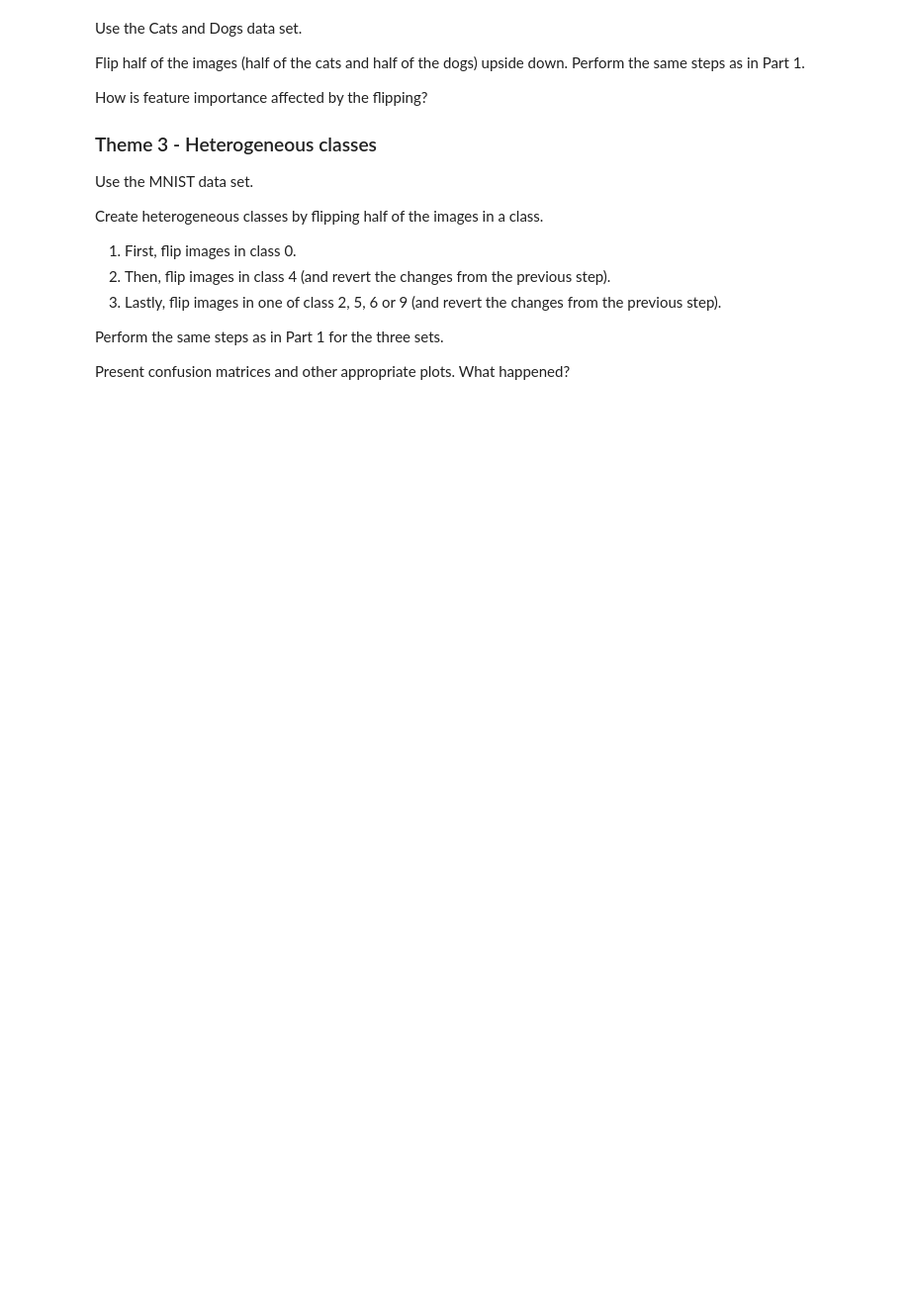
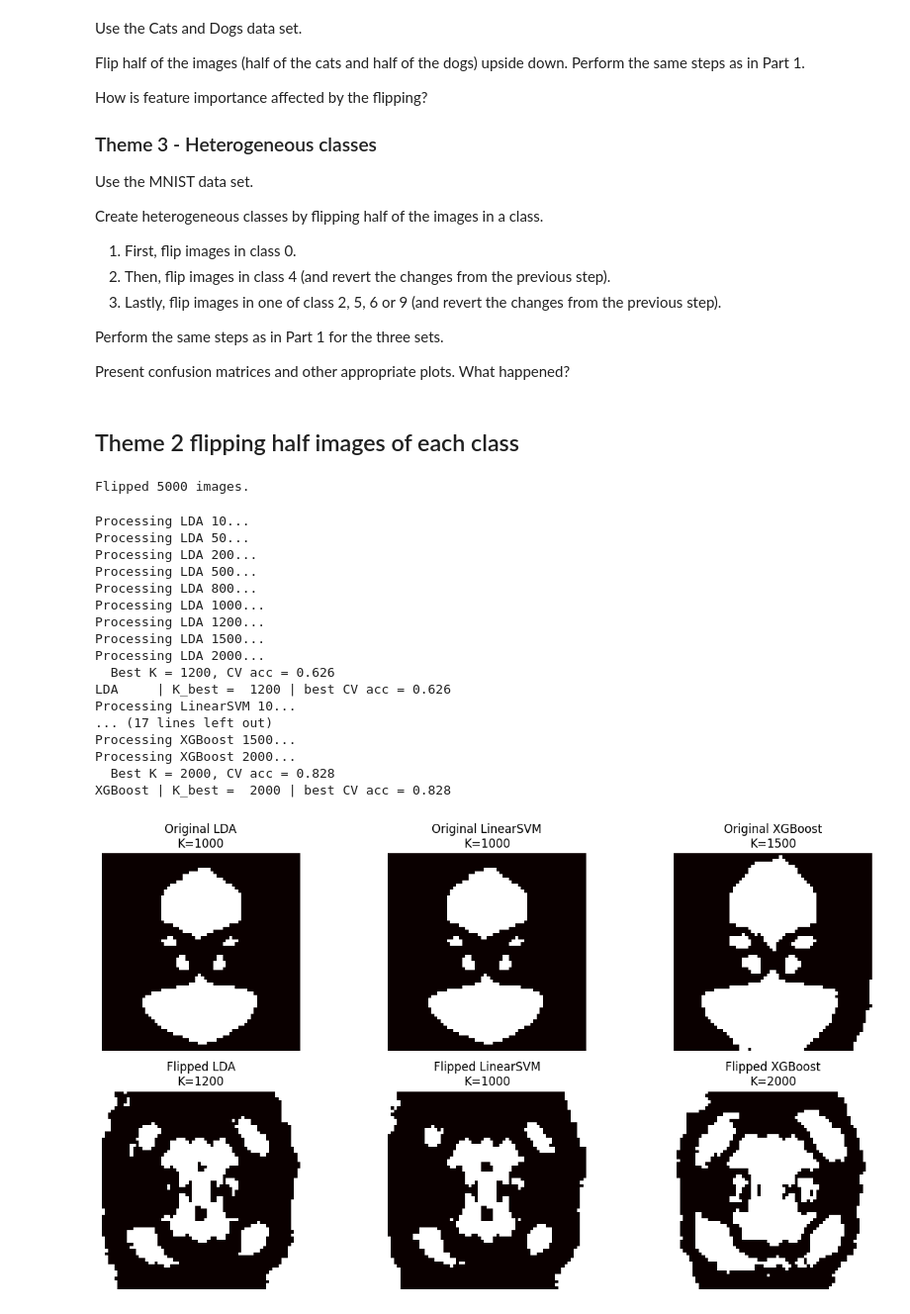
Before and after one commit to LucasKuszli/big_data, a Jupyter notebook: src_project2/project2Py.ipynb, the cells around one changed output. Shown at 99% size. Saved outputs shown, nothing was run; the diff lists cells and outputs as text; code cells hidden in the pictures; blank space fills up the shorter version.

```diff
--- a/src_project2/project2Py.ipynb
+++ b/src_project2/project2Py.ipynb
@@ -428,3 +362,60 @@ Create heterogeneous classes by flipping half of the images in a class.
 Perform the same steps as in Part 1 for the three sets.
 
 Present confusion matrices and other appropriate plots. What happened?
+# %% [markdown]
+## Theme 2 flipping half images of each class
+# %%
+def flip_half_images_per_class(X, y, seed=0):
+    rng = np.random.default_rng(seed)
+    X_img = np.asarray(X).reshape(-1, 64, 64).copy()
+    y = np.asarray(y).ravel()
+    flipped_idx = []
+    for cls in np.unique(y):
+        class_idx = np.where(y == cls)[0]
+        n_flip = len(class_idx) // 2
+        chosen = rng.choice(class_idx, size=n_flip, replace=False)
+        X_img[chosen] = np.flip(X_img[chosen], axis=1)
+        flipped_idx.append(chosen)
+    flipped_idx = np.sort(np.concatenate(flipped_idx))
+    return X_img.reshape(len(X_img), -1), flipped_idx
+
+flip_seed = 0
+X_flip, flipped_idx = flip_half_images_per_class(X, y, seed=flip_seed)
+X_train_flip, X_test_flip, y_train_flip, y_test_flip = train_test_split(
+    X_flip, y, test_size=0.3, random_state=42, stratify=y
+)
+
+print(f"Flipped {len(flipped_idx)} images.")
+# %% [output]
+Flipped 5000 images.
+# %%
+filter_flip_res = cv_select_k(X_train_flip, y_train_flip, seed=flip_seed)
+fig, axes = plt.subplots(2, 3, figsize=(13, 7))
+for col, (name, res) in enumerate(filter_res.items()):
+    axes[0, col].imshow(res["mask"].reshape(64, 64), cmap="hot")
+    axes[0, col].set_title(f"Original {name}\nK={res['K_best']}")
+    axes[0, col].axis("off")
+    axes[1, col].imshow(filter_flip_res[name]["mask"].reshape(64, 64), cmap="hot")
+    axes[1, col].set_title(f"Flipped {name}\nK={filter_flip_res[name]['K_best']}")
+    axes[1, col].axis("off")
+plt.tight_layout()
+plt.show()
+# %% [output]
+Processing LDA 10...
+Processing LDA 50...
+Processing LDA 200...
+Processing LDA 500...
+Processing LDA 800...
+Processing LDA 1000...
+Processing LDA 1200...
+Processing LDA 1500...
+Processing LDA 2000...
+  Best K = 1200, CV acc = 0.626
+LDA     | K_best =  1200 | best CV acc = 0.626
+Processing LinearSVM 10...
+... (17 lines left out)
+Processing XGBoost 1500...
+Processing XGBoost 2000...
+  Best K = 2000, CV acc = 0.828
+XGBoost | K_best =  2000 | best CV acc = 0.828
+[figure, added]
```
Also changed, not shown: parts of 16 cells of this notebook.
